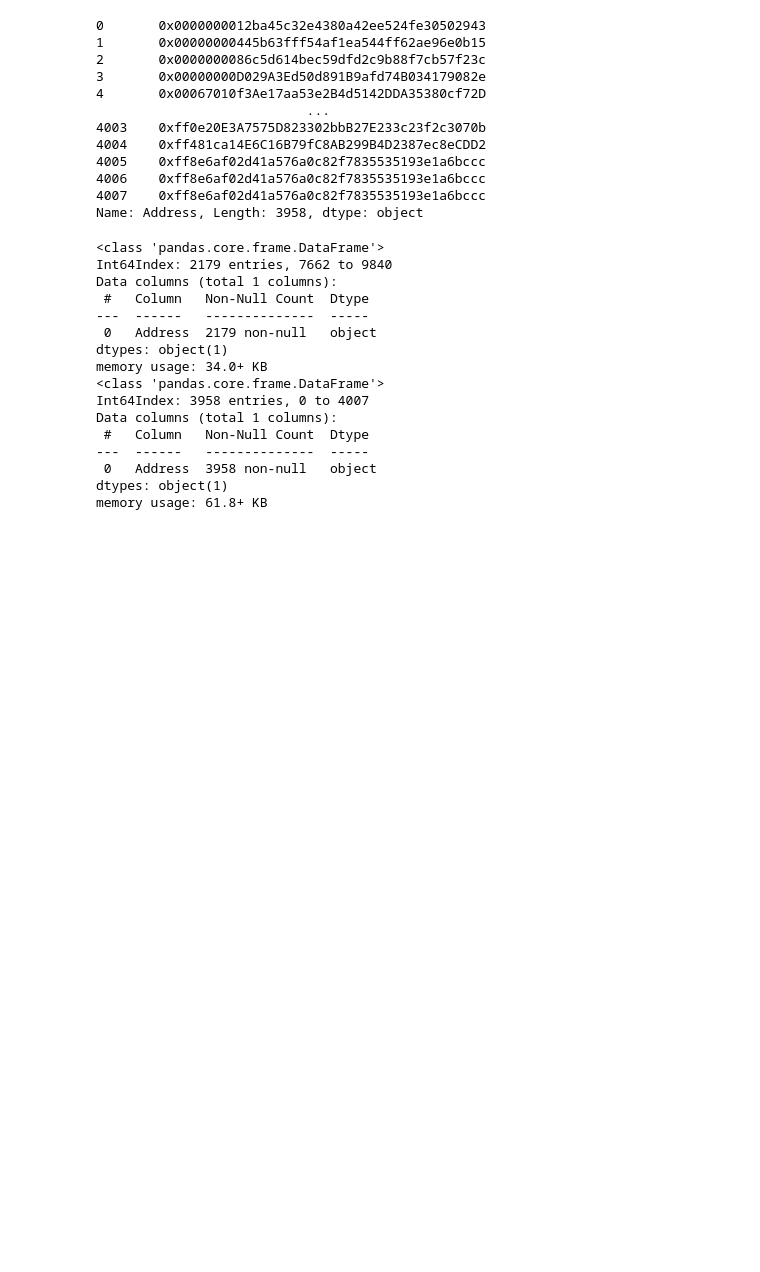
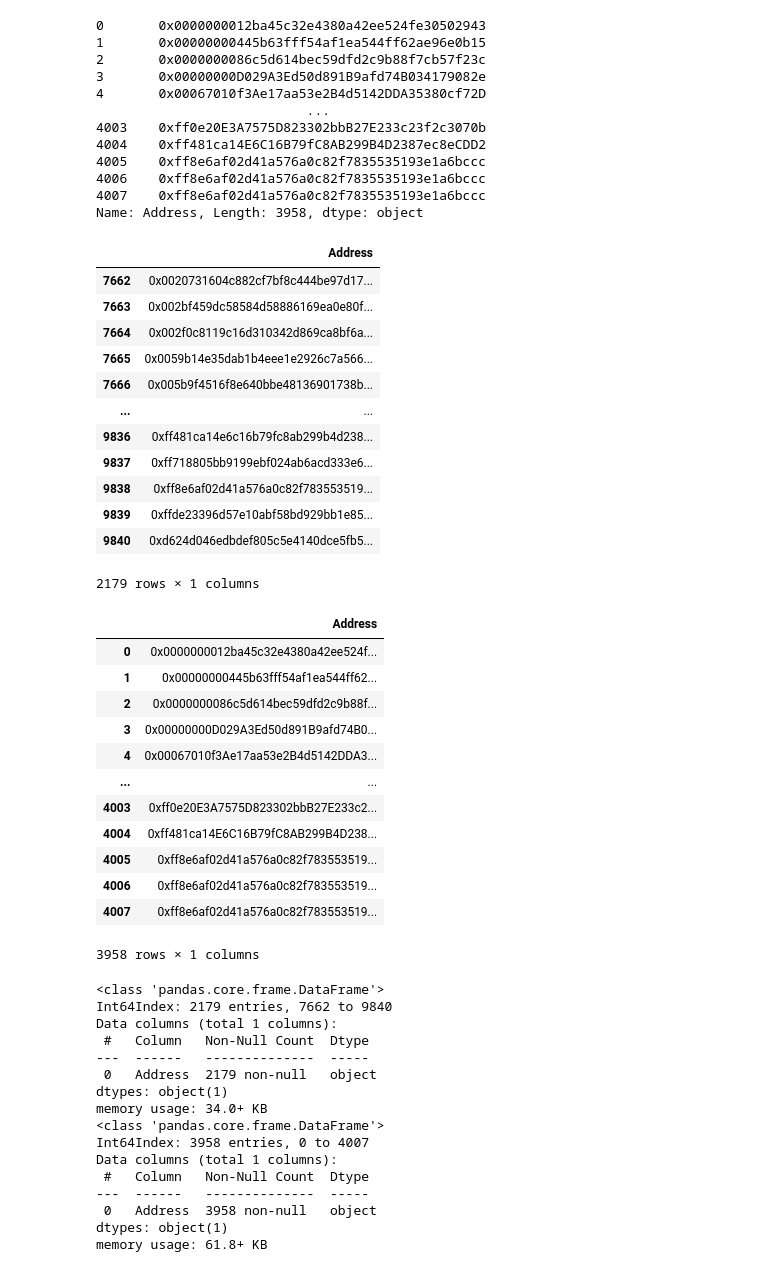
Before and after one commit to SukantoKumarDas/UndergraduateThesis, a Jupyter notebook: BitCoindataAbuse_exploring.ipynb, the cells around one changed output. Saved outputs shown, nothing was run; the diff lists cells and outputs as text; code cells hidden in the pictures; blank space fills up the shorter version.

```diff
--- a/BitCoindataAbuse_exploring.ipynb
+++ b/BitCoindataAbuse_exploring.ipynb
@@ -173,6 +175,36 @@ kaggle_df['Address'].astype(str)
 4006    0xff8e6af02d41a576a0c82f7835535193e1a6bccc
 4007    0xff8e6af02d41a576a0c82f7835535193e1a6bccc
 Name: Address, Length: 3958, dtype: object
+# %%
+display(crypto_df)
+display(kaggle_df)
+# %% [output]
+|  | Address |
+| 7662 | 0x0020731604c882cf7bf8c444be97d17... |
+| 7663 | 0x002bf459dc58584d58886169ea0e80f... |
+| 7664 | 0x002f0c8119c16d310342d869ca8bf6a... |
+| 7665 | 0x0059b14e35dab1b4eee1e2926c7a566... |
+| 7666 | 0x005b9f4516f8e640bbe48136901738b... |
+| ... | ... |
+| 9836 | 0xff481ca14e6c16b79fc8ab299b4d238... |
+| 9837 | 0xff718805bb9199ebf024ab6acd333e6... |
+| 9838 | 0xff8e6af02d41a576a0c82f783553519... |
+| 9839 | 0xffde23396d57e10abf58bd929bb1e85... |
+| 9840 | 0xd624d046edbdef805c5e4140dce5fb5... |
+2179 rows × 1 columns
+|  | Address |
+| 0 | 0x0000000012ba45c32e4380a42ee524f... |
+| 1 | 0x00000000445b63fff54af1ea544ff62... |
+| 2 | 0x0000000086c5d614bec59dfd2c9b88f... |
+| 3 | 0x00000000D029A3Ed50d891B9afd74B0... |
+| 4 | 0x00067010f3Ae17aa53e2B4d5142DDA3... |
+| ... | ... |
+| 4003 | 0xff0e20E3A7575D823302bbB27E233c2... |
+| 4004 | 0xff481ca14E6C16B79fC8AB299B4D238... |
+| 4005 | 0xff8e6af02d41a576a0c82f783553519... |
+| 4006 | 0xff8e6af02d41a576a0c82f783553519... |
+| 4007 | 0xff8e6af02d41a576a0c82f783553519... |
+3958 rows × 1 columns
 # %%
 crypto_df.info()
 kaggle_df.info()
```
Also changed, not shown: parts of 5 cells of this notebook.
